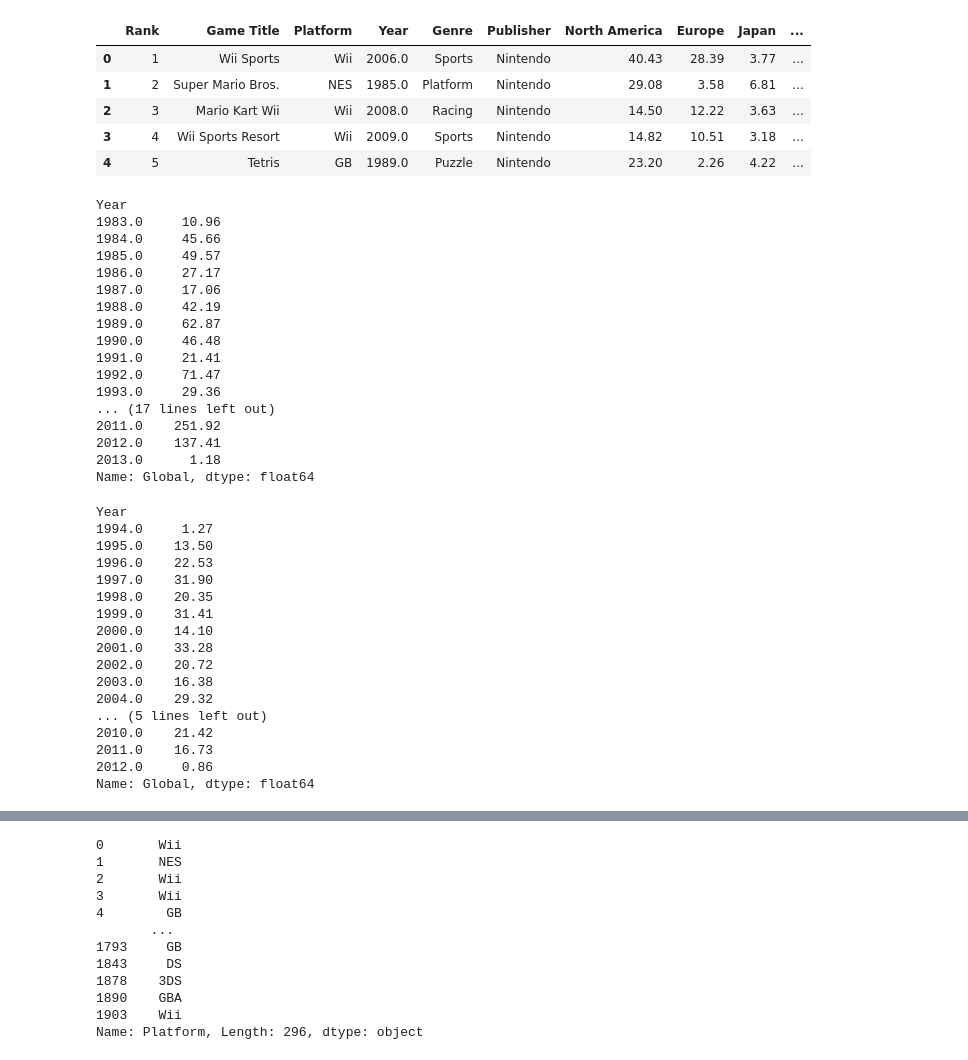
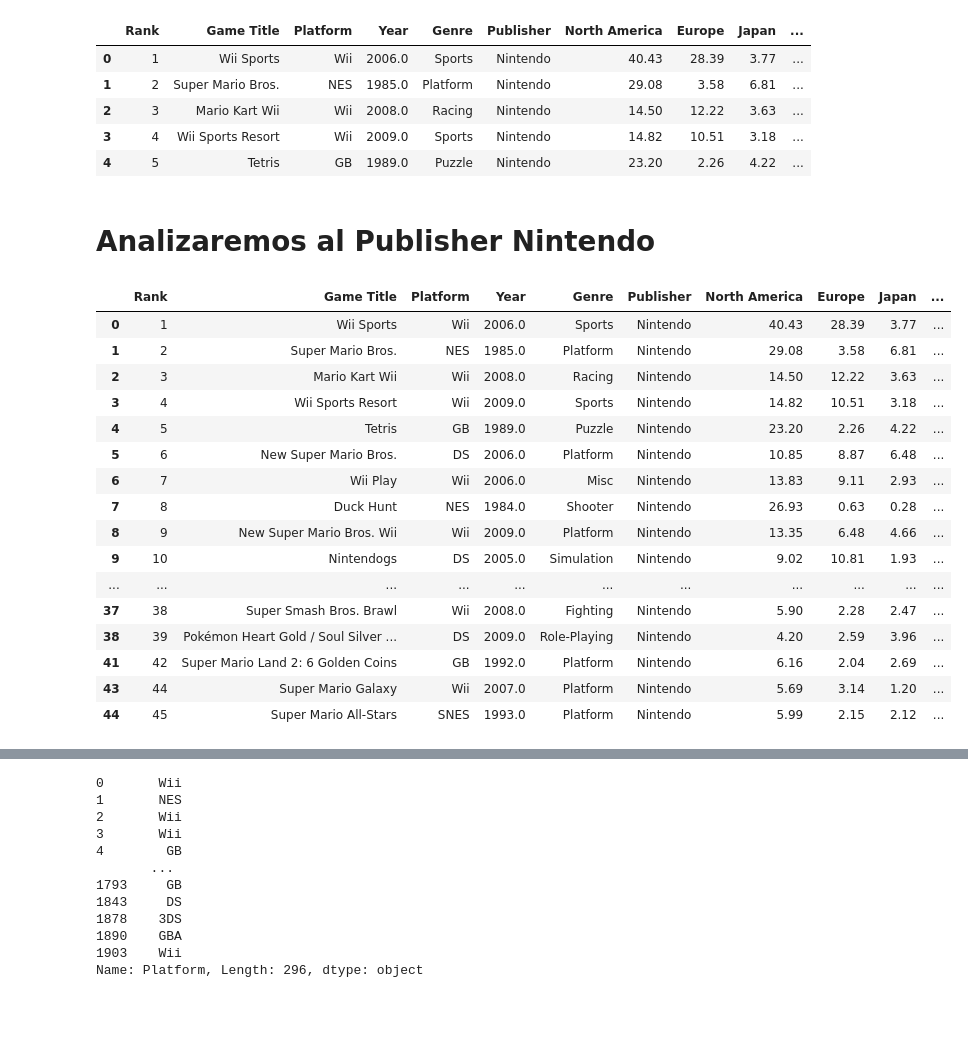
Before and after one commit to pablo-mada/Proyecto-Final, a Jupyter notebook: Notebooks/03_Trabajo_con_DataSet_Editado.ipynb, the cells around one changed output, grey strips where cells are left out. Drawn from its saved outputs; the diff is of its cells as text; code cells hidden in the pictures; blank space fills up the shorter version.

```diff
--- a/Notebooks/03_Trabajo_con_DataSet_Editado.ipynb
+++ b/Notebooks/03_Trabajo_con_DataSet_Editado.ipynb
@@ -11,45 +11,26 @@ df.head()
 | 2 | 3 | Mario Kart Wii | Wii | 2008.0 | Racing | Nintendo | 14.50 | 12.22 | 3.63 | ... |
 | 3 | 4 | Wii Sports Resort | Wii | 2009.0 | Sports | Nintendo | 14.82 | 10.51 | 3.18 | ... |
 | 4 | 5 | Tetris | GB | 1989.0 | Puzzle | Nintendo | 23.20 | 2.26 | 4.22 | ... |
-# %%
-df.groupby('Year')['Global'].sum()
-# %% [output]
-Year
-1983.0     10.96
-1984.0     45.66
-1985.0     49.57
-1986.0     27.17
-1987.0     17.06
-1988.0     42.19
-1989.0     62.87
-1990.0     46.48
-1991.0     21.41
-1992.0     71.47
-1993.0     29.36
-... (17 lines left out)
-2011.0    251.92
-2012.0    137.41
-2013.0      1.18
-Name: Global, dtype: float64
-# %%
-sony_df = df.query("Publisher == 'Sony Computer Entertainment'")
-
-sony_df.groupby('Year')['Global'].sum()
-# %% [output]
-Year
-1994.0     1.27
-1995.0    13.50
-1996.0    22.53
-1997.0    31.90
-1998.0    20.35
-1999.0    31.41
-2000.0    14.10
-2001.0    33.28
-2002.0    20.72
-2003.0    16.38
-2004.0    29.32
-... (5 lines left out)
-2010.0    21.42
-2011.0    16.73
-2012.0     0.86
-Name: Global, dtype: float64
+# %% [markdown]
+# Analizaremos al Publisher Nintendo
+# %%
+df_nintendo=df[df['Publisher'] =='Nintendo']
+df_nintendo.head(30)
+# %% [output]
+|  | Rank | Game Title | Platform | Year | Genre | Publisher | North America | Europe | Japan | ... |
+| 0 | 1 | Wii Sports | Wii | 2006.0 | Sports | Nintendo | 40.43 | 28.39 | 3.77 | ... |
+| 1 | 2 | Super Mario Bros. | NES | 1985.0 | Platform | Nintendo | 29.08 | 3.58 | 6.81 | ... |
+| 2 | 3 | Mario Kart Wii | Wii | 2008.0 | Racing | Nintendo | 14.50 | 12.22 | 3.63 | ... |
+| 3 | 4 | Wii Sports Resort | Wii | 2009.0 | Sports | Nintendo | 14.82 | 10.51 | 3.18 | ... |
+| 4 | 5 | Tetris | GB | 1989.0 | Puzzle | Nintendo | 23.20 | 2.26 | 4.22 | ... |
+| 5 | 6 | New Super Mario Bros. | DS | 2006.0 | Platform | Nintendo | 10.85 | 8.87 | 6.48 | ... |
+| 6 | 7 | Wii Play | Wii | 2006.0 | Misc | Nintendo | 13.83 | 9.11 | 2.93 | ... |
+| 7 | 8 | Duck Hunt | NES | 1984.0 | Shooter | Nintendo | 26.93 | 0.63 | 0.28 | ... |
+| 8 | 9 | New Super Mario Bros. Wii | Wii | 2009.0 | Platform | Nintendo | 13.35 | 6.48 | 4.66 | ... |
+| 9 | 10 | Nintendogs | DS | 2005.0 | Simulation | Nintendo | 9.02 | 10.81 | 1.93 | ... |
+| ... | ... | ... | ... | ... | ... | ... | ... | ... | ... | ... |
+| 37 | 38 | Super Smash Bros. Brawl | Wii | 2008.0 | Fighting | Nintendo | 5.90 | 2.28 | 2.47 | ... |
+| 38 | 39 | Pokémon Heart Gold / Soul Silver ... | DS | 2009.0 | Role-Playing | Nintendo | 4.20 | 2.59 | 3.96 | ... |
+| 41 | 42 | Super Mario Land 2: 6 Golden Coins | GB | 1992.0 | Platform | Nintendo | 6.16 | 2.04 | 2.69 | ... |
+| 43 | 44 | Super Mario Galaxy | Wii | 2007.0 | Platform | Nintendo | 5.69 | 3.14 | 1.20 | ... |
+| 44 | 45 | Super Mario All-Stars | SNES | 1993.0 | Platform | Nintendo | 5.99 | 2.15 | 2.12 | ... |
```
Also changed, not shown: parts of 3 cells of this notebook, 1 other file.
